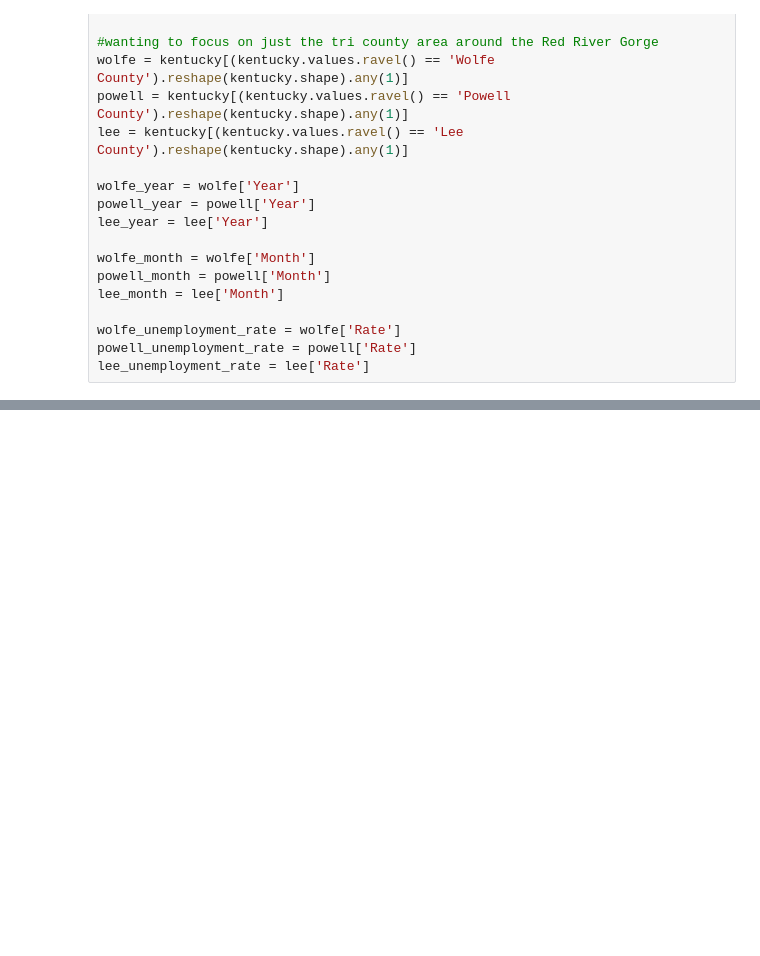
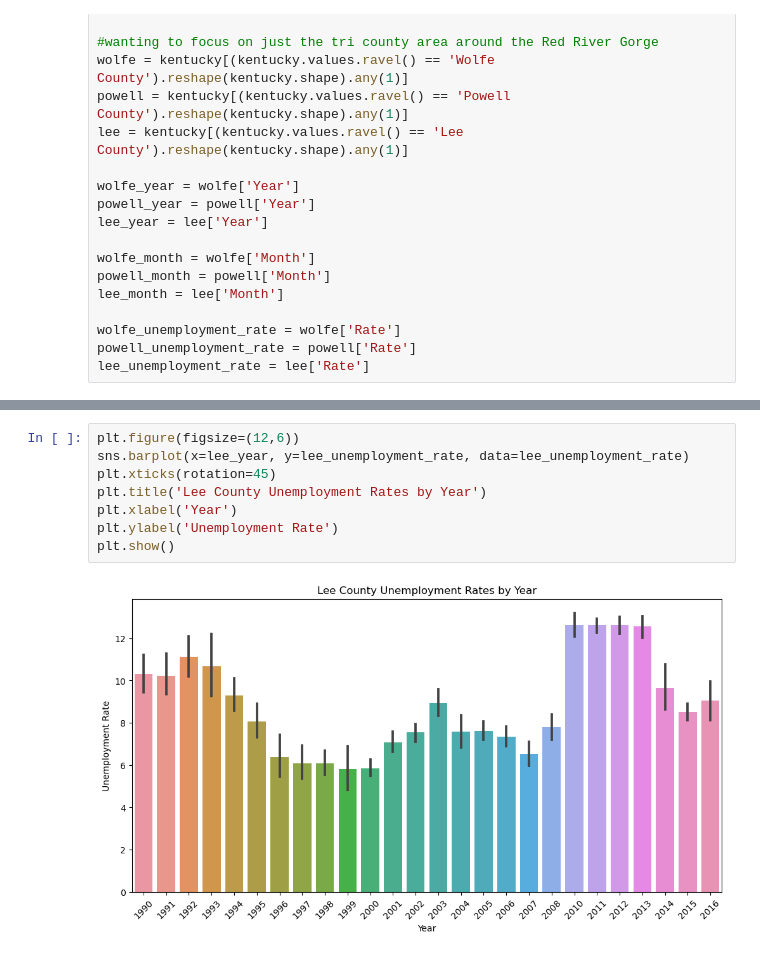
Before and after one commit to jsphotos205/last_of_us, a Jupyter notebook: unemployment csv/unemployment.ipynb, the cells around one changed output, grey strips where cells are left out. Saved outputs shown, nothing was run; the diff lists cells and outputs as text; blank space fills up the shorter version.

```diff
--- a/unemployment csv/unemployment.ipynb
+++ b/unemployment csv/unemployment.ipynb
@@ -41,0 +65,10 @@ plt.legend(loc='best')
+# %%
+plt.figure(figsize=(12,6))
+sns.barplot(x=lee_year, y=lee_unemployment_rate, data=lee_unemployment_rate)
+plt.xticks(rotation=45)
+plt.title('Lee County Unemployment Rates by Year')
+plt.xlabel('Year')
+plt.ylabel('Unemployment Rate')
+plt.show()
+# %% [output]
+[figure, added]
```
Also changed, not shown: parts of 3 cells of this notebook.
